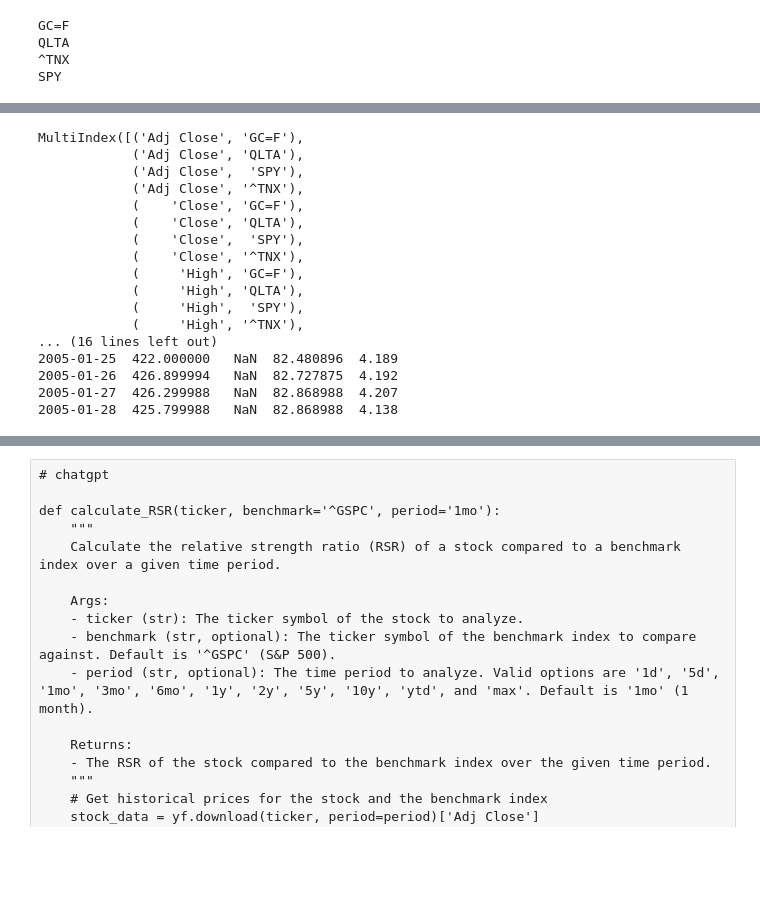
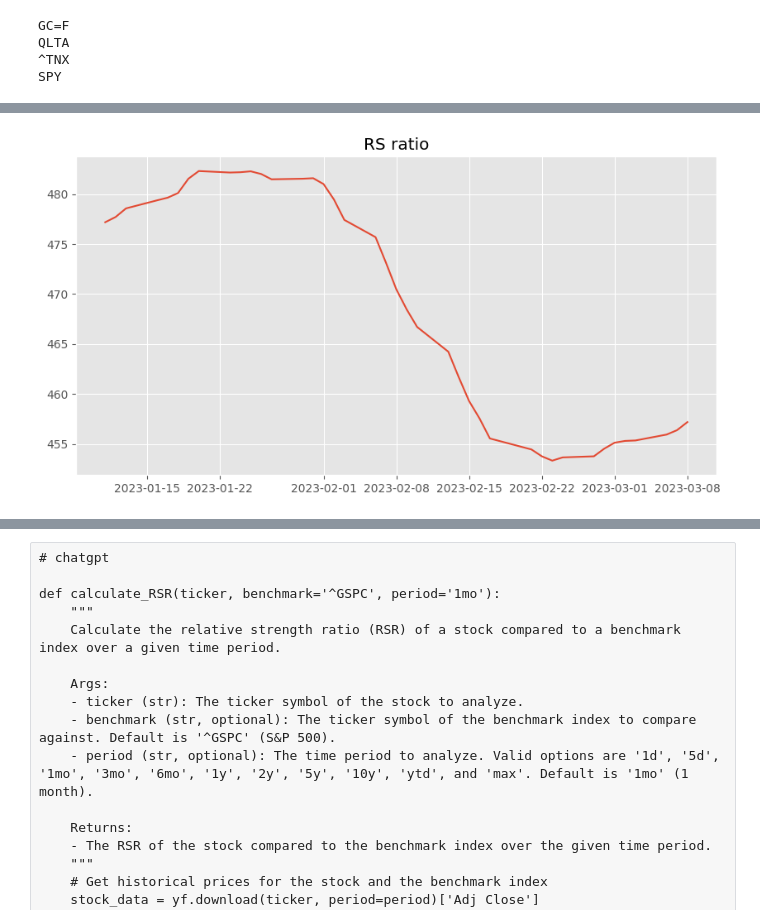
Before and after one commit to piegarroni/RRG_dashboard, a Jupyter notebook: data_analysis.ipynb, the cells around one changed output, grey strips where cells are left out. Cells and saved outputs as stored; diff of their text form; code cells hidden in the pictures; blank space fills up the shorter version.

```diff
--- a/data_analysis.ipynb
+++ b/data_analysis.ipynb
@@ -72,22 +70,42 @@ plt.show()
 data = yf.download(['SPY', 'AMZN', 'GOOG', 'AAPL', 'TSLA', 'MSFT'], start_date, end_date)
-# %%
-print(data.columns)
-print(data['Adj Close'].head())
-# %% [output]
-MultiIndex([('Adj Close', 'GC=F'),
-            ('Adj Close', 'QLTA'),
-            ('Adj Close',  'SPY'),
-            ('Adj Close', '^TNX'),
-            (    'Close', 'GC=F'),
-            (    'Close', 'QLTA'),
-            (    'Close',  'SPY'),
-            (    'Close', '^TNX'),
-            (     'High', 'GC=F'),
-            (     'High', 'QLTA'),
-            (     'High',  'SPY'),
-            (     'High', '^TNX'),
-... (16 lines left out)
-2005-01-25  422.000000   NaN  82.480896  4.189
-2005-01-26  426.899994   NaN  82.727875  4.192
-2005-01-27  426.299988   NaN  82.868988  4.207
-2005-01-28  425.799988   NaN  82.868988  4.138
+# %%
+# simple rs ratio
+
+def rs_ratio(prices_df, benchmark, window=14):
+
+    """
+    Function that returns dataframe with relative strength ratio for each symbol
+    """
+
+
+    ratio_df = pd.DataFrame()
+
+    benchmark = benchmark.interpolate()
+    benchmark = benchmark.interpolate(limit_direction='backward')
+    prices_df = prices_df.interpolate()
+    prices_df = prices_df.interpolate(limit_direction='backward')
+
+    for column in prices_df:
+
+        rs = (prices_df[column] / benchmark) * 100
+        rs = rs.rolling(window).mean()
+
+        ratio_df[f'{column}_ratio'] = rs
+    ratio_df.dropna(axis=0, how='all', inplace=True)
+
+    return ratio_df
+
+
+ratio_df = rs_ratio(data['Adj Close'], data[('Adj Close', 'SPY')])
+#plt.plot(data[('Adj Close', '^TNX')])
+
+#plt.figure(figsize=[10, 5])
+#plt.plot(ratio_df['^TNX_ratio'])
+#plt.title('RS ratio')
+#plt.show()
+plt.figure(figsize=[10, 5])
+plt.plot(ratio_df['GC=F_ratio'][-40:])
+plt.title('RS ratio')
+plt.show()
+# %% [output]
+[figure, added]
```
Also changed, not shown: parts of 19 cells of this notebook, 1 other file.
